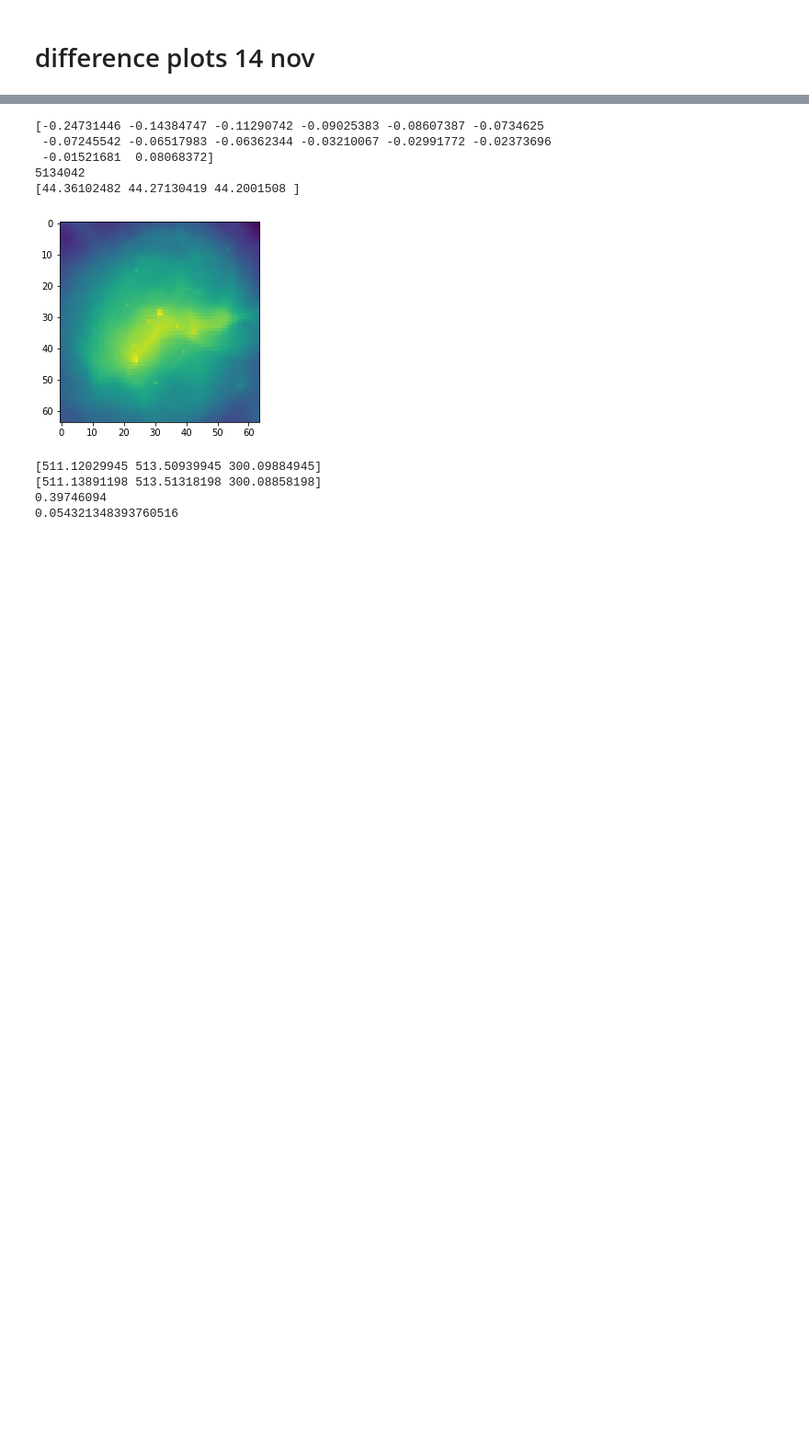
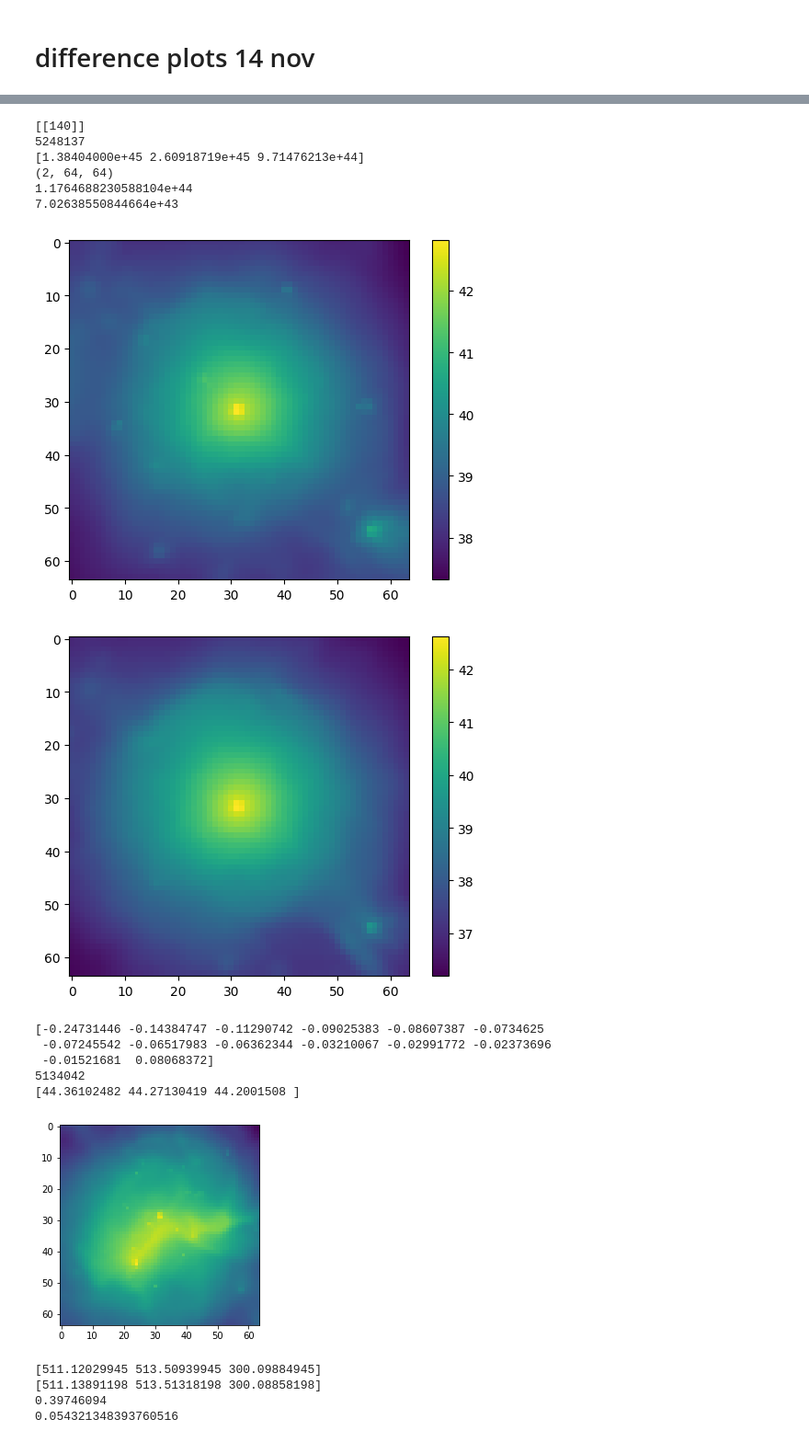
Before and after one commit to woutervantol/scriptie2, a Jupyter notebook: plots.ipynb, the cells around one changed output, grey strips where cells are left out. Shown at 92% size. Cells and saved outputs as stored; diff of their text form; code cells hidden in the pictures; blank space fills up the shorter version.

```diff
--- a/plots.ipynb
+++ b/plots.ipynb
@@ -127,3 +174,29 @@ plt.show()
+# %%
+mask = np.logical_and(masses > 14.3, masses < 14.45)
+# print(lum_low[mask] > 45)
+print(np.argwhere(lum_low[mask] > 45))
+index_in_mask = 140
+soap_index = data.indices[mask][index_in_mask]
+print(soap_index)
+print(data.soap_file[f"{data.selection_type}/XRayLuminosityWithoutRecentAGNHeating"][soap_index])
+print(data.images[mask][index_in_mask].shape)
+print(np.sum(data.images[mask][index_in_mask][0, :, :]))
+print(np.sum(data.images[mask][index_in_mask][1, :, :]))
+plt.imshow(np.log10(data.images[mask][index_in_mask][0, :, :]))
+plt.colorbar()
+plt.show()
+plt.imshow(np.log10(data.images[mask][index_in_mask][1, :, :]))
+plt.colorbar()
+plt.show()
+# %% [output]
+[[140]]
+5248137
+[1.38404000e+45 2.60918719e+45 9.71476213e+44]
+(2, 64, 64)
+1.1764688230588104e+44
+7.02638550844664e+43
+[figure, added]
+[figure, added]
 # %%
 errors = (np.log10(predictions[:,1]) - np.log10(data.masses))[data.masses > 10**(14.75)] #errors
 error = errors[np.argmin(errors)]
```
Also changed, not shown: parts of 10 cells of this notebook, 6 other files.
